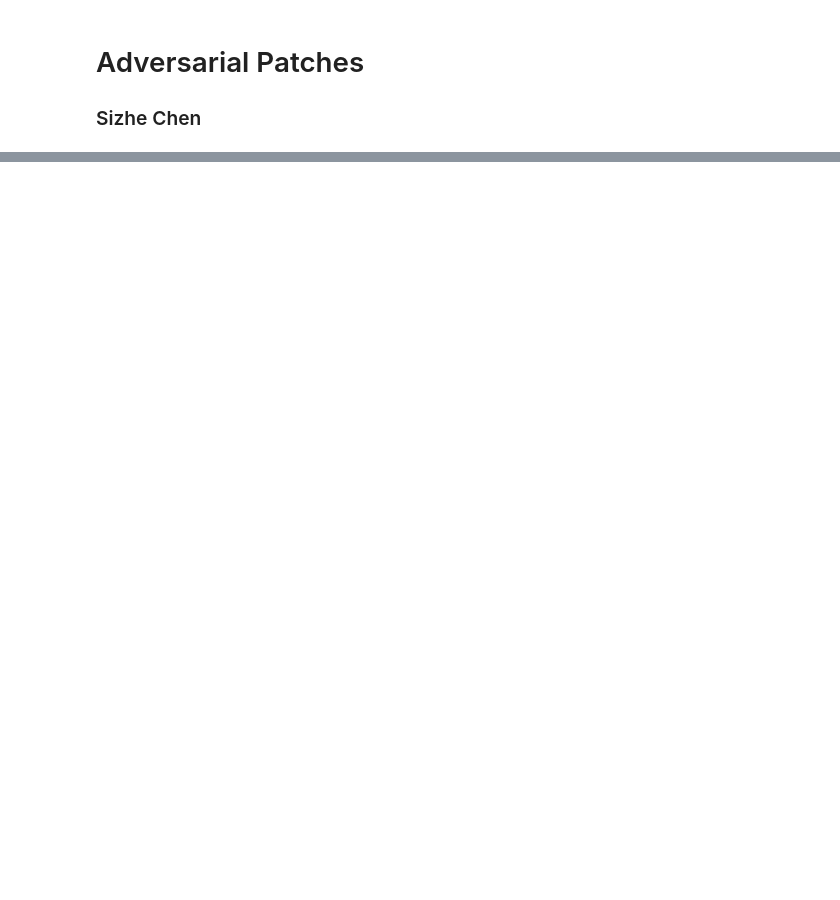
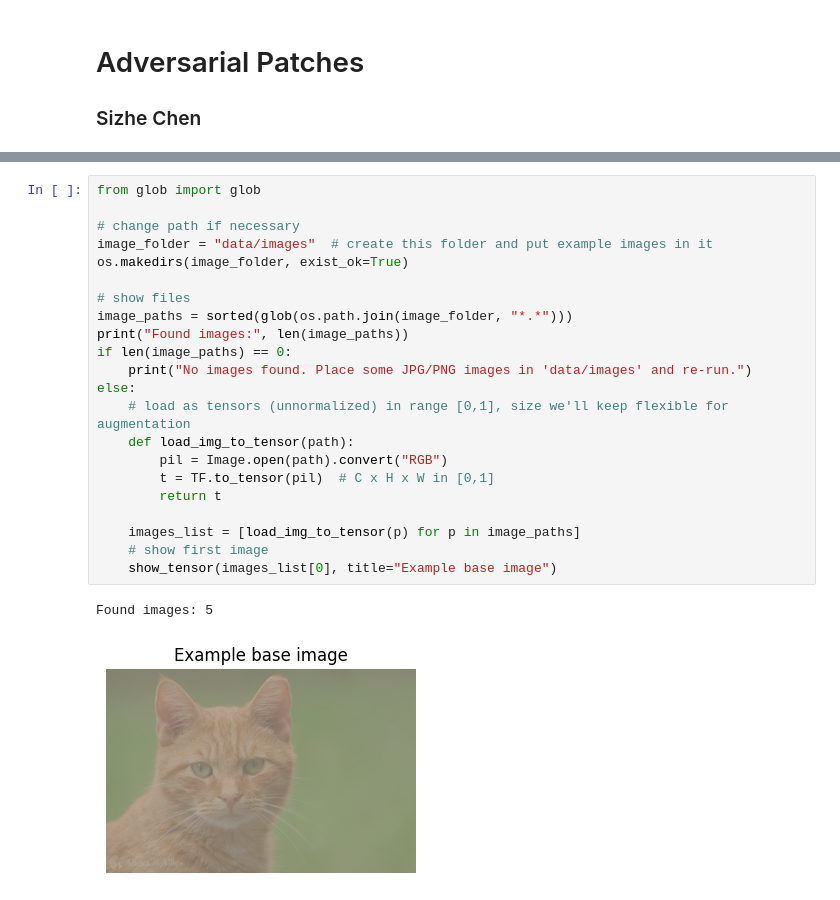
Before and after one commit to jessc0202/AIPI-590---XAI-Assignment-9, a Jupyter notebook: Adversarial Patches .ipynb, the cells around one changed output, grey strips where cells are left out. Cells and saved outputs as stored; diff of their text form; blank space fills up the shorter version.

```diff
--- a/Adversarial Patches .ipynb
+++ b/Adversarial Patches .ipynb
@@ -39,0 +104,25 @@ FileNotFoundError: [Errno 2] No such file or directory: 'imagenet_classes.txt'
+# %%
+from glob import glob
+
+# change path if necessary
+image_folder = "data/images"  # create this folder and put example images in it
+os.makedirs(image_folder, exist_ok=True)
+
+# show files
+image_paths = sorted(glob(os.path.join(image_folder, "*.*")))
+print("Found images:", len(image_paths))
+if len(image_paths) == 0:
+    print("No images found. Place some JPG/PNG images in 'data/images' and re-run.")
+else:
+    # load as tensors (unnormalized) in range [0,1], size we'll keep flexible for augmentation
+    def load_img_to_tensor(path):
+        pil = Image.open(path).convert("RGB")
+        t = TF.to_tensor(pil)  # C x H x W in [0,1]
+        return t
+
+    images_list = [load_img_to_tensor(p) for p in image_paths]
+    # show first image
+    show_tensor(images_list[0], title="Example base image")
+# %% [output]
+Found images: 5
+[figure, added]
```
Also changed, not shown: parts of 14 cells of this notebook, 20 other files.
